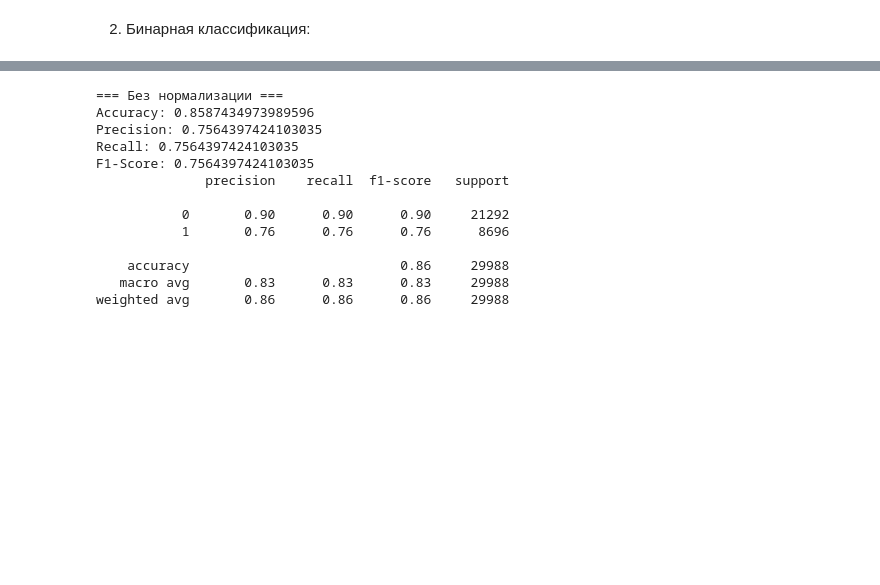
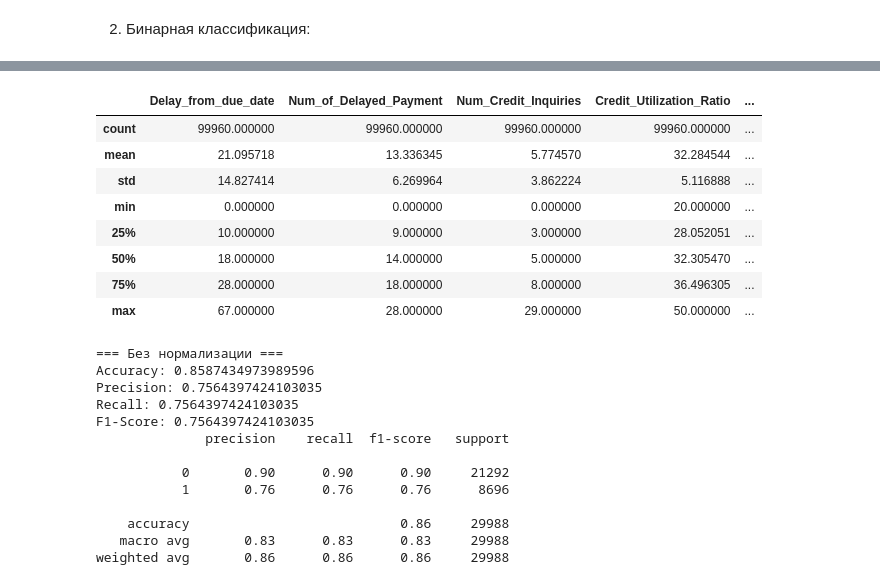
Before and after one commit to PaulGresko/AI-Technologies, a Jupyter notebook: lab3/main.ipynb, the cells around one changed output, grey strips where cells are left out. Saved outputs shown, nothing was run; the diff lists cells and outputs as text; code cells hidden in the pictures; blank space fills up the shorter version.

```diff
--- a/lab3/main.ipynb
+++ b/lab3/main.ipynb
@@ -41,3 +54,15 @@ Name: count, dtype: int64
+# %%
+df.describe()
+# %% [output]
+|  | Delay_from_due_date | Num_of_Delayed_Payment | Num_Credit_Inquiries | Credit_Utilization_Ratio | ... |
+| count | 99960.000000 | 99960.000000 | 99960.000000 | 99960.000000 | ... |
+| mean | 21.095718 | 13.336345 | 5.774570 | 32.284544 | ... |
+| std | 14.827414 | 6.269964 | 3.862224 | 5.116888 | ... |
+| min | 0.000000 | 0.000000 | 0.000000 | 20.000000 | ... |
+| 25% | 10.000000 | 9.000000 | 3.000000 | 28.052051 | ... |
+| 50% | 18.000000 | 14.000000 | 5.000000 | 32.305470 | ... |
+| 75% | 28.000000 | 18.000000 | 8.000000 | 36.496305 | ... |
+| max | 67.000000 | 28.000000 | 29.000000 | 50.000000 | ... |
 # %%
 # Осуществить предобработку данных (избавиться от `null`, убрать некоторые признаки и т.п.) - "подчистить данные".
 df['target'] = df['Credit_Score'].apply(lambda x: 1 if x == 'Poor' else 0)
```
Also changed, not shown: parts of 12 cells of this notebook, 1 other file.
